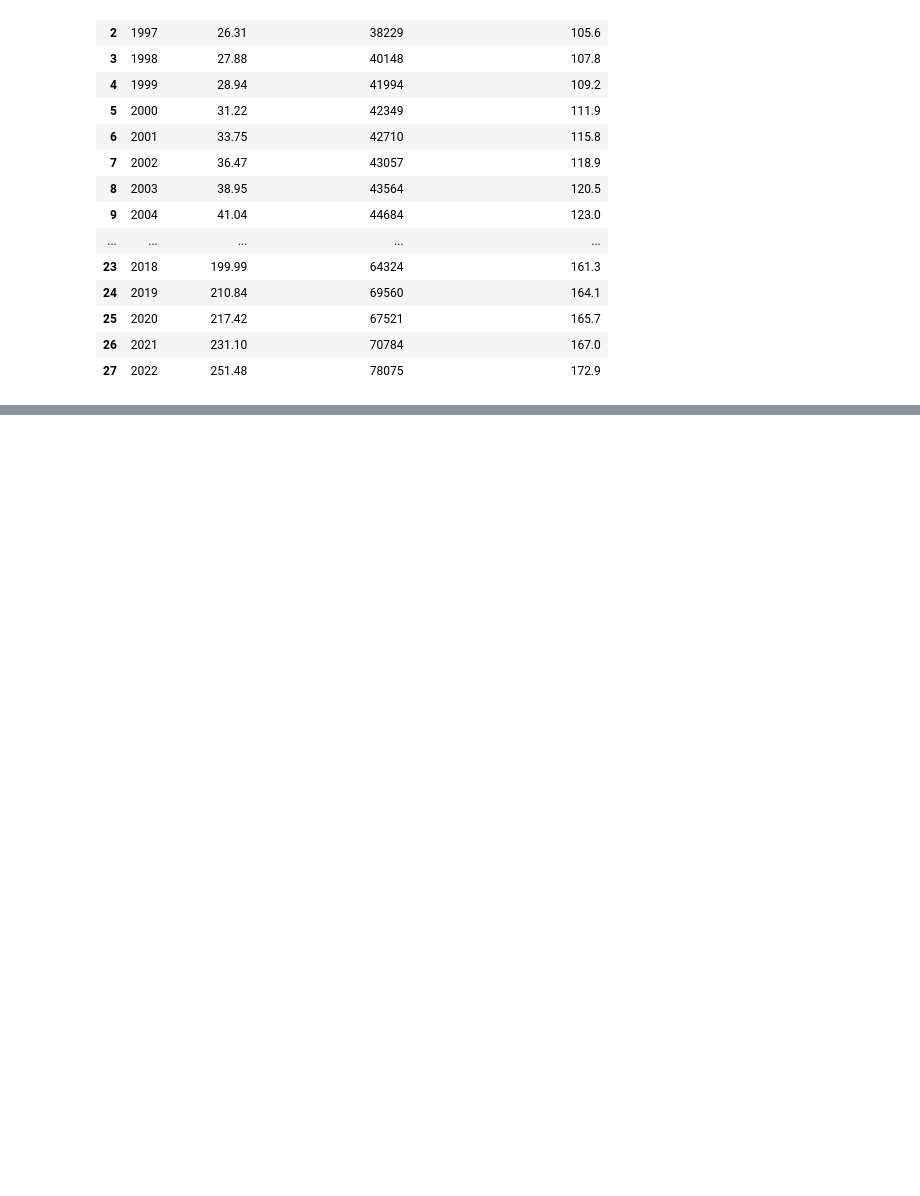
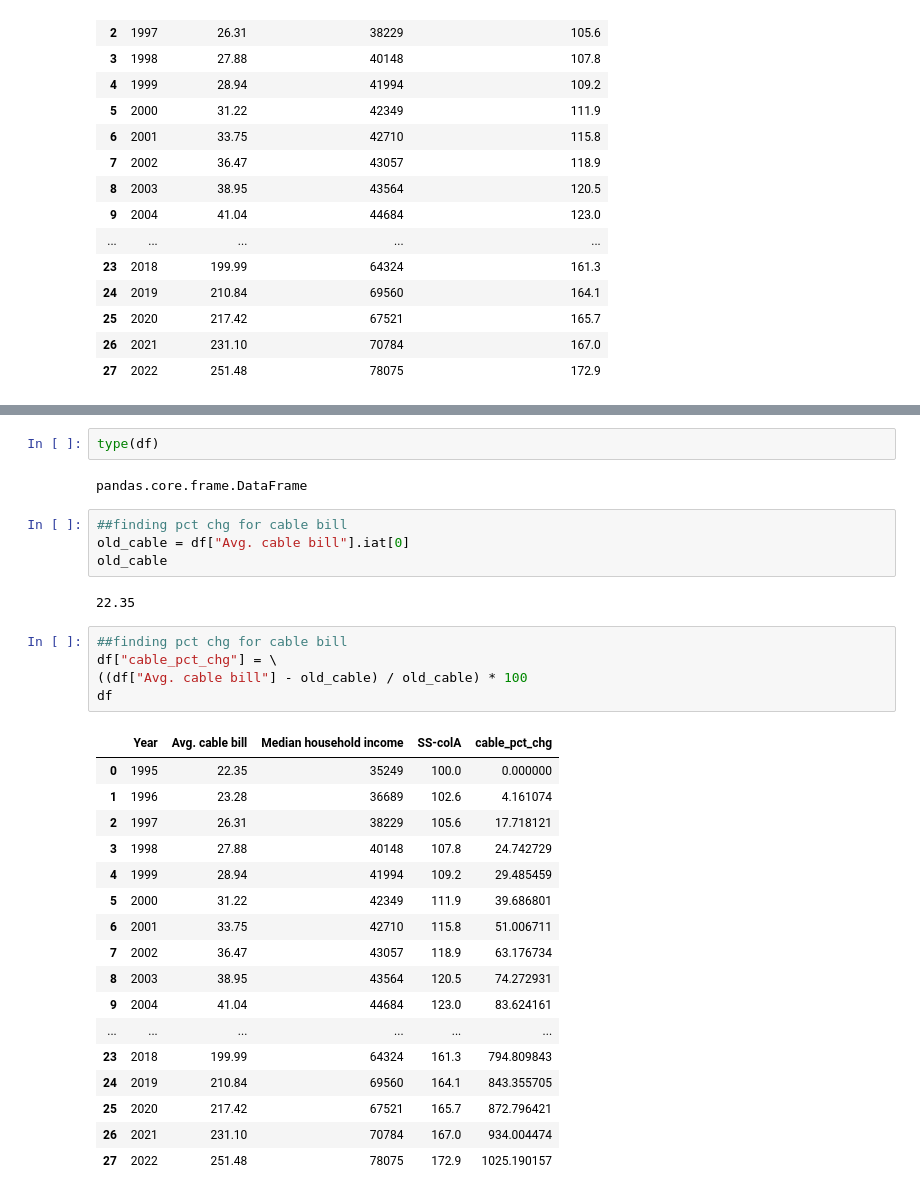
Before and after one commit to sajinashresthacoding/2023-spring-data-journalism-main, a Jupyter notebook: homework/hw-for-wk-12-costOfLiving-BLANK.ipynb, the cells around one changed output, grey strips where cells are left out. Cells and saved outputs as stored; diff of their text form; blank space fills up the shorter version.

```diff
--- a/homework/hw-for-wk-12-costOfLiving-BLANK.ipynb
+++ b/homework/hw-for-wk-12-costOfLiving-BLANK.ipynb
@@ -79,0 +79,33 @@ memory usage: 1.0 KB
+# %%
+type(df)
+# %% [output]
+pandas.core.frame.DataFrame
+# %%
+##finding pct chg for cable bill
+old_cable = df["Avg. cable bill"].iat[0]
+old_cable
+# %% [output]
+22.35
+# %%
+##finding pct chg for cable bill
+df["cable_pct_chg"] = \
+((df["Avg. cable bill"] - old_cable) / old_cable) * 100
+df
+# %% [output]
+|  | Year | Avg. cable bill | Median household income | SS-colA | cable_pct_chg |
+| 0 | 1995 | 22.35 | 35249 | 100.0 | 0.000000 |
+| 1 | 1996 | 23.28 | 36689 | 102.6 | 4.161074 |
+| 2 | 1997 | 26.31 | 38229 | 105.6 | 17.718121 |
+| 3 | 1998 | 27.88 | 40148 | 107.8 | 24.742729 |
+| 4 | 1999 | 28.94 | 41994 | 109.2 | 29.485459 |
+| 5 | 2000 | 31.22 | 42349 | 111.9 | 39.686801 |
+| 6 | 2001 | 33.75 | 42710 | 115.8 | 51.006711 |
+| 7 | 2002 | 36.47 | 43057 | 118.9 | 63.176734 |
+| 8 | 2003 | 38.95 | 43564 | 120.5 | 74.272931 |
+| 9 | 2004 | 41.04 | 44684 | 123.0 | 83.624161 |
+| ... | ... | ... | ... | ... | ... |
+| 23 | 2018 | 199.99 | 64324 | 161.3 | 794.809843 |
+| 24 | 2019 | 210.84 | 69560 | 164.1 | 843.355705 |
+| 25 | 2020 | 217.42 | 67521 | 165.7 | 872.796421 |
+| 26 | 2021 | 231.10 | 70784 | 167.0 | 934.004474 |
+| 27 | 2022 | 251.48 | 78075 | 172.9 | 1025.190157 |
```
Also changed, not shown: parts of 11 cells of this notebook.
